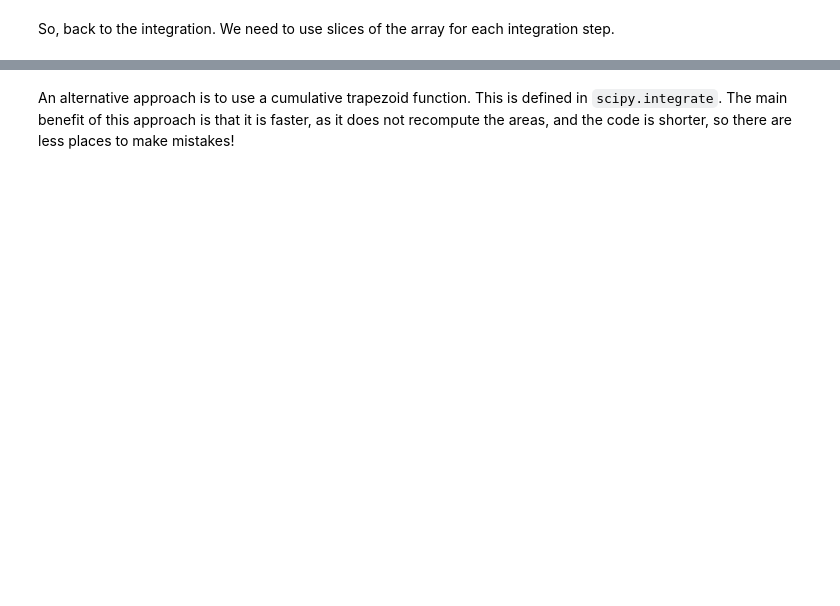
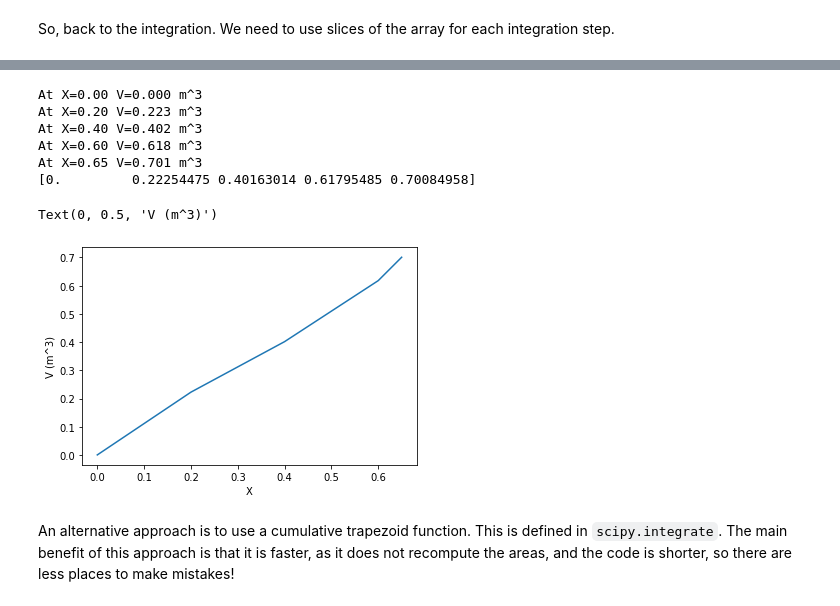
Before and after one commit to jkitchin/f19-06623, a Jupyter notebook: lectures/02-integration-1.ipynb, the cells around one changed output, grey strips where cells are left out. Cells and saved outputs as stored; diff of their text form; code cells hidden in the pictures; blank space fills up the shorter version.

```diff
--- a/lectures/02-integration-1.ipynb
+++ b/lectures/02-integration-1.ipynb
@@ -290,3 +258,26 @@ At X=0.65 V=0.701 m^3
+# %%
+y = Fa0 / -ra
+
+volumes = np.empty(len(y))  # empty list to store values in
+
+for i in range(0, len(X)):
+    vol = np.trapz(y[0:i+1], X[0:i+1])
+    volumes[i] = vol # store volume by index
+    print(f'At X={X[i]:3.2f} V={vol:1.3f} m^3')
+
+print(volumes)
+plt.plot(X, volumes)
+plt.xlabel('X')
+plt.ylabel('V (m^3)')
+# %% [output]
+At X=0.00 V=0.000 m^3
+At X=0.20 V=0.223 m^3
+At X=0.40 V=0.402 m^3
+At X=0.60 V=0.618 m^3
+At X=0.65 V=0.701 m^3
+[0.         0.22254475 0.40163014 0.61795485 0.70084958]
+Text(0, 0.5, 'V (m^3)')
+[figure, added]
 # %% [markdown]
 An alternative approach is to use a cumulative trapezoid function. This is defined in `scipy.integrate`. The main benefit of this approach is that it is faster, as it does not recompute the areas, and the code is shorter, so there are less places to make mistakes!
 # %%
```
Also changed, not shown: parts of 33 cells of this notebook.
